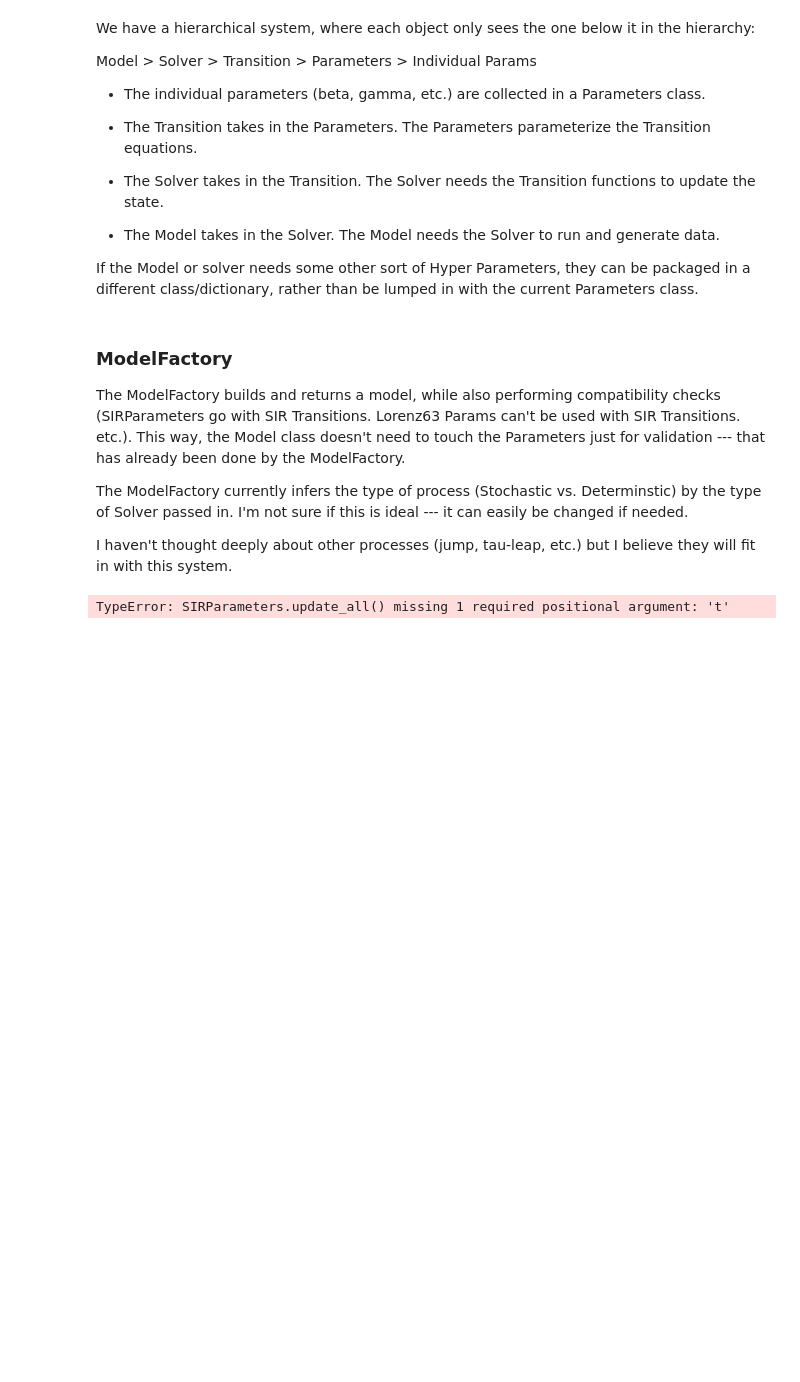
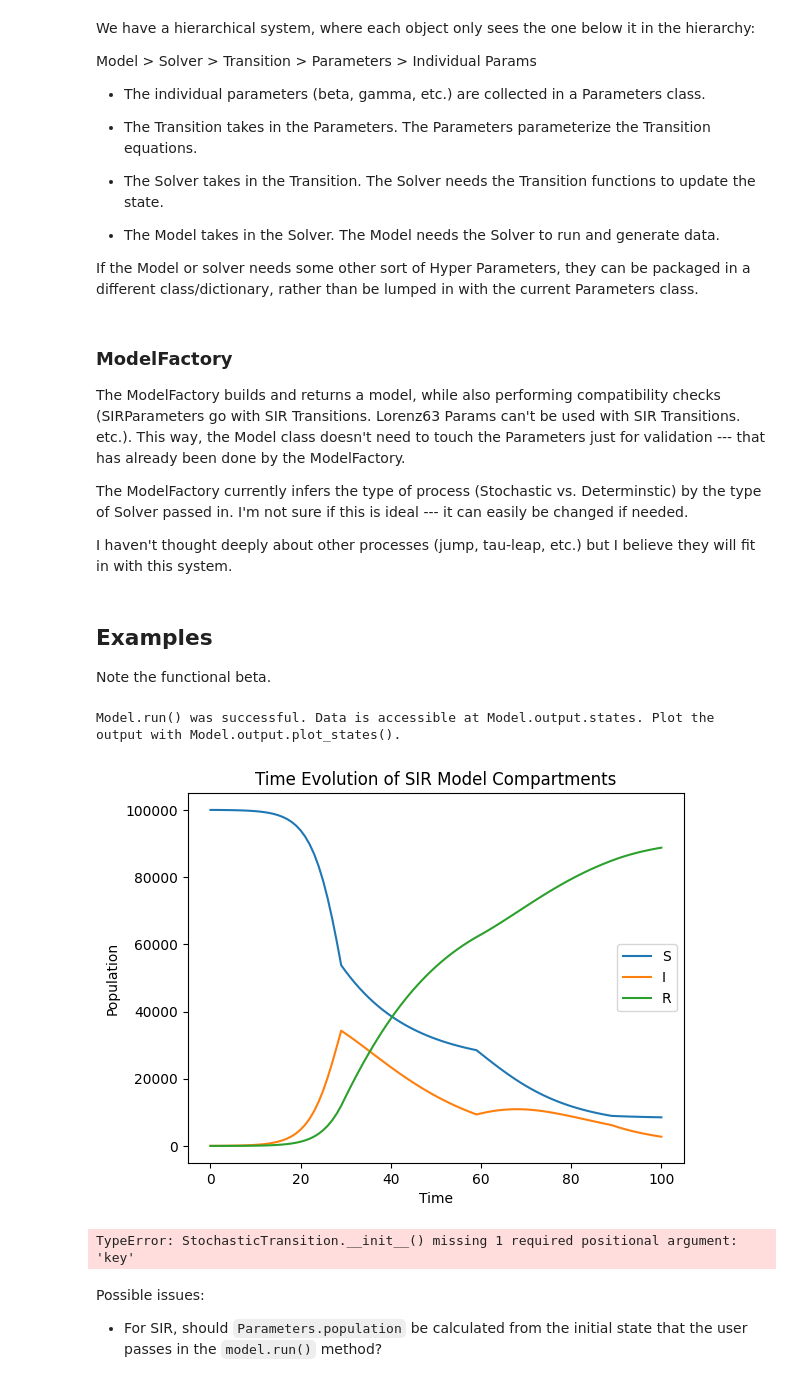
Before and after one commit to NAU-CCL/SPHERE, a Jupyter notebook: docs/usage_20240721.ipynb, the cells around one changed output. Drawn from its saved outputs; the diff is of its cells as text; code cells hidden in the pictures; blank space fills up the shorter version.

Commit message:
remove params from model class.

```diff
--- a/docs/usage_20240721.ipynb
+++ b/docs/usage_20240721.ipynb
@@ -20,16 +20,33 @@ The ModelFactory builds and returns a model, while also performing compatibility
 The ModelFactory currently infers the type of process (Stochastic vs. Determinstic) by the type of Solver passed in. I'm not sure if this is ideal --- it can easily be changed if needed.
 
 I haven't thought deeply about other processes (jump, tau-leap, etc.) but I believe they will fit in with this system.
+# %% [markdown]
+## Examples
+Note the functional beta.
 # %%
 from sphere.model.model_factory import ModelFactory
 from sphere.model.parameters import SIRParameters
 from sphere.model.solver import EulerSolver, EulerMaruyamaSolver
+from sphere.model.functional_params import StepFunctionParam
 
-SIR_params = SIRParameters(beta=0.3, gamma=0.8, population=100000)
+beta_fun = StepFunctionParam(values=[0.4, 0.1], period=30)
+SIR_params = SIRParameters(beta=beta_fun, gamma=0.08, population=100005)
+
 SIR_det = ModelFactory.create_model(
     model_type="SIR", params=SIR_params, solver_cls=EulerSolver
 )
 # %%
-SIR_det.run(x0=(100000, 5, 0), t0=0, t_final=100, dt=1.0)
+SIR_det.run(x0=(100000, 20, 0), t0=0, t_final=100, dt=1.0)
 # %% [output]
-TypeError: SIRParameters.update_all() missing 1 required positional argument: 't'
+Model.run() was successful. Data is accessible at Model.output.states. Plot the output with Model.output.plot_states().
+# %%
+SIR_det.output.plot_states()
+# %% [output]
+[figure, added]
+# %%
+SIR_sto = ModelFactory.create_model(model_type='SIR', params=SIR_params, solver_cls=EulerMaruyamaSolver)
+# %% [output]
+TypeError: StochasticTransition.__init__() missing 1 required positional argument: 'key'
+# %% [markdown]
+Possible issues:
+- For SIR, should `Parameters.population` be calculated from the initial state that the user passes in the `model.run()` method?
```
Also changed, not shown: 6 other files.
